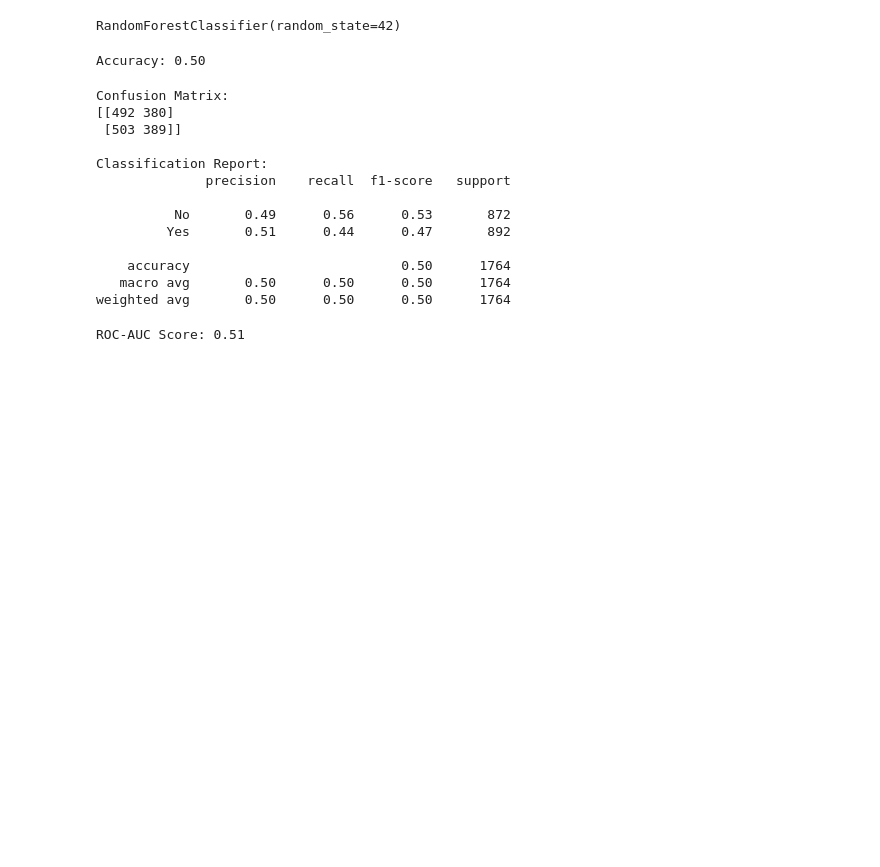
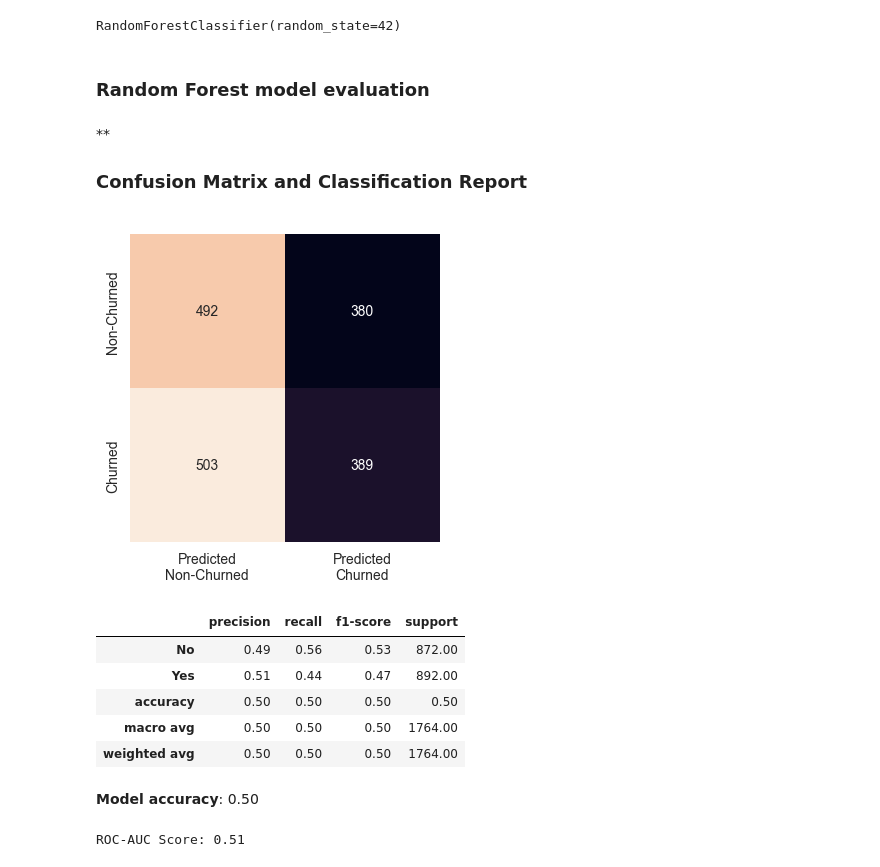
Before and after one commit to huixincai/customer-churn-analysis, a Jupyter notebook: Customer-churn-Analysis.ipynb, the cells around one changed output. Cells and saved outputs as stored; diff of their text form; code cells hidden in the pictures; blank space fills up the shorter version.

Commit message:
visual improvements - random forest model

```diff
--- a/Customer-churn-Analysis.ipynb
+++ b/Customer-churn-Analysis.ipynb
@@ -467,26 +464,2 @@ y_pred = modelrfc.predict(X_test)
-# %%
-# Evaluate the model
-accuracy = accuracy_score(y_test, y_pred)
-print(f'Accuracy: {accuracy:.2f}')
-# %% [output]
-Accuracy: 0.50
-# %%
-# Print confusion matrix and classification report
-print('Confusion Matrix:')
-print(confusion_matrix(y_test, y_pred))
-print('\nClassification Report:')
-print(classification_report(y_test, y_pred))
-# %% [output]
-Confusion Matrix:
-[[492 380]
- [503 389]]
-
-Classification Report:
-              precision    recall  f1-score   support
-
-          No       0.49      0.56      0.53       872
-         Yes       0.51      0.44      0.47       892
-
-    accuracy                           0.50      1764
-   macro avg       0.50      0.50      0.50      1764
-weighted avg       0.50      0.50      0.50      1764
+# %% [markdown]
+###  Random Forest model evaluation
@@ -493,3 +468,34 @@ weighted avg       0.50      0.50      0.50      1764
+# %%
+accuracy = accuracy_score(y_test, y_pred)
+cm = confusion_matrix(y_test, y_pred)
+cr = classification_report(y_test, y_pred, output_dict=True)
+
+display(Markdown(f'**<h3> Confusion Matrix and Classification Report'))
+
+plt.figure(figsize=(4, 4))
+sns.heatmap(cm, annot=True, fmt='d',
+            xticklabels=['Predicted\nNon-Churned', 'Predicted\nChurned'],
+            yticklabels=['Non-Churned', 'Churned'],
+            cbar=False,
+            annot_kws={"size": 10})
+
+# Set title and labels
+plt.xticks(fontsize=10)
+plt.yticks(fontsize=10)
+plt.show()
+
+display(pd.DataFrame(cr).T.style.format(precision=2))
+Markdown(f'**Model accuracy**: {accuracy:.2f}')
+# %% [output]
+**<h3> Confusion Matrix and Classification Report
+[figure, added]
+|  | precision | recall | f1-score | support |
+| No | 0.49 | 0.56 | 0.53 | 872.00 |
+| Yes | 0.51 | 0.44 | 0.47 | 892.00 |
+| accuracy | 0.50 | 0.50 | 0.50 | 0.50 |
+| macro avg | 0.50 | 0.50 | 0.50 | 1764.00 |
+| weighted avg | 0.50 | 0.50 | 0.50 | 1764.00 |
+**Model accuracy**: 0.50
 # %%
 # Calculate ROC-AUC score
 
```
Also changed, not shown: parts of 4 cells of this notebook.
